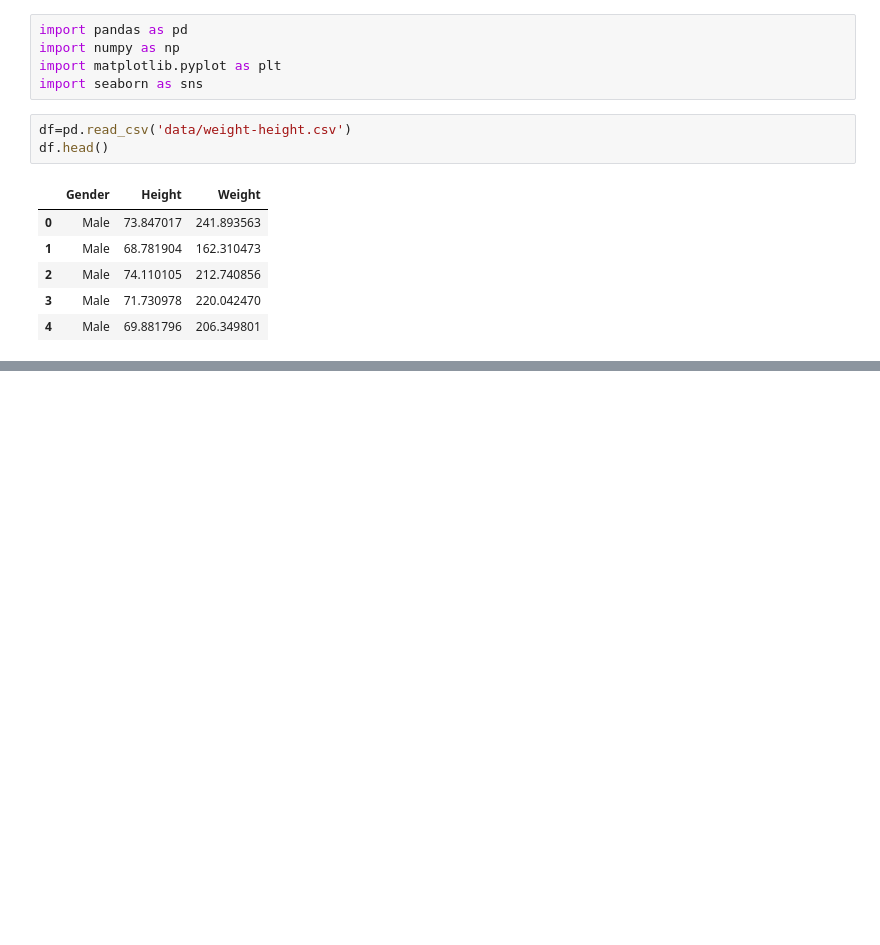
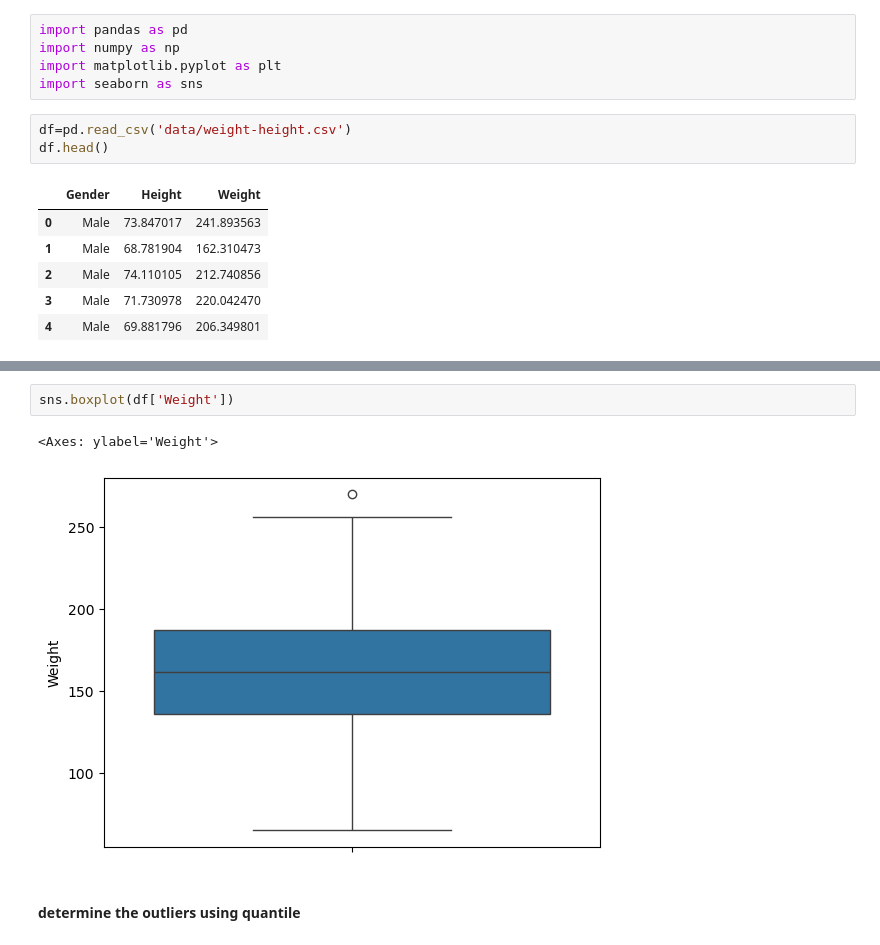
Before and after one commit to GichukiEdwin/Advanced_EDA_and_Feature_Engineering, a Jupyter notebook: Weight_FE.ipynb, the cells around one changed output, grey strips where cells are left out. Drawn from its saved outputs; the diff is of its cells as text; blank space fills up the shorter version.

```diff
--- a/Weight_FE.ipynb
+++ b/Weight_FE.ipynb
@@ -15,0 +37,7 @@ df.head()
+# %%
+sns.boxplot(df['Weight'])
+# %% [output]
+<Axes: ylabel='Weight'>
+[figure, added]
+# %% [markdown]
+#### determine the outliers using quantile
```
Also changed, not shown: parts of 31 cells of this notebook, 1 other file.
